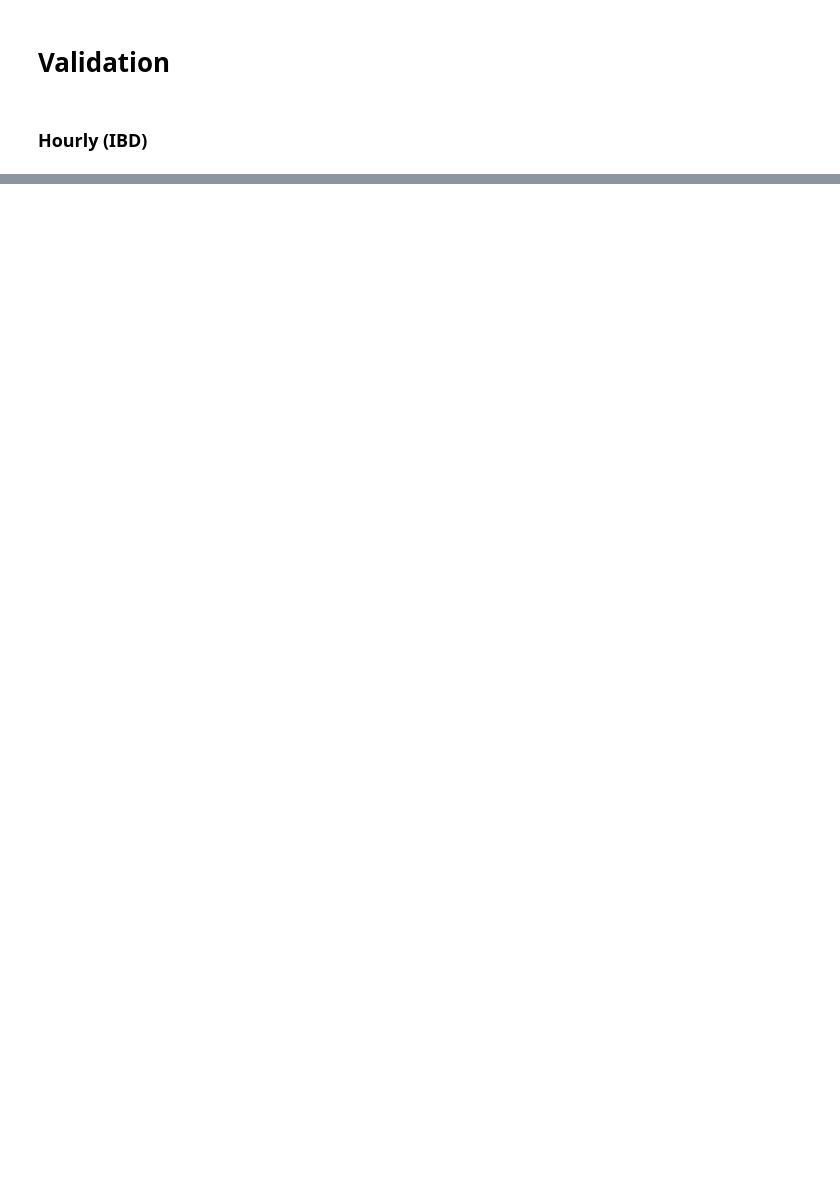
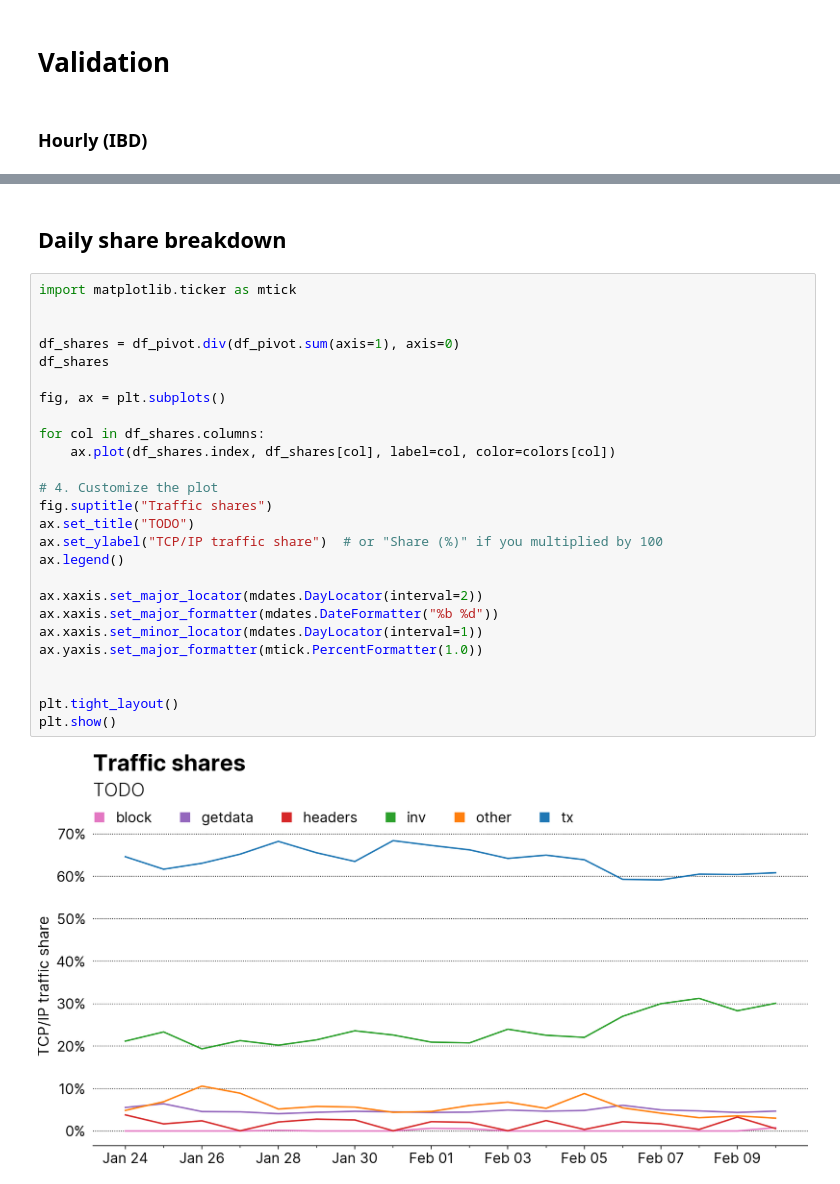
Before and after one commit to virtu/bitcoind-p2p-traffic, a Jupyter notebook: analysis.ipynb, the cells around one changed output, grey strips where cells are left out. Cells and saved outputs as stored; diff of their text form; blank space fills up the shorter version.

```diff
--- a/analysis.ipynb
+++ b/analysis.ipynb
@@ -420,0 +153,30 @@ fig.show()
+# %% [markdown]
+## Daily share breakdown
+# %%
+import matplotlib.ticker as mtick
+
+
+df_shares = df_pivot.div(df_pivot.sum(axis=1), axis=0)
+df_shares
+
+fig, ax = plt.subplots()
+
+for col in df_shares.columns:
+    ax.plot(df_shares.index, df_shares[col], label=col, color=colors[col])
+
+# 4. Customize the plot
+fig.suptitle("Traffic shares")
+ax.set_title("TODO")
+ax.set_ylabel("TCP/IP traffic share")  # or "Share (%)" if you multiplied by 100
+ax.legend()
+
+ax.xaxis.set_major_locator(mdates.DayLocator(interval=2))
+ax.xaxis.set_major_formatter(mdates.DateFormatter("%b %d"))
+ax.xaxis.set_minor_locator(mdates.DayLocator(interval=1))
+ax.yaxis.set_major_formatter(mtick.PercentFormatter(1.0))
+
+
+plt.tight_layout()
+plt.show()
+# %% [output]
+[figure, added]
```
Also changed, not shown: parts of 18 cells of this notebook, 5 other files.
